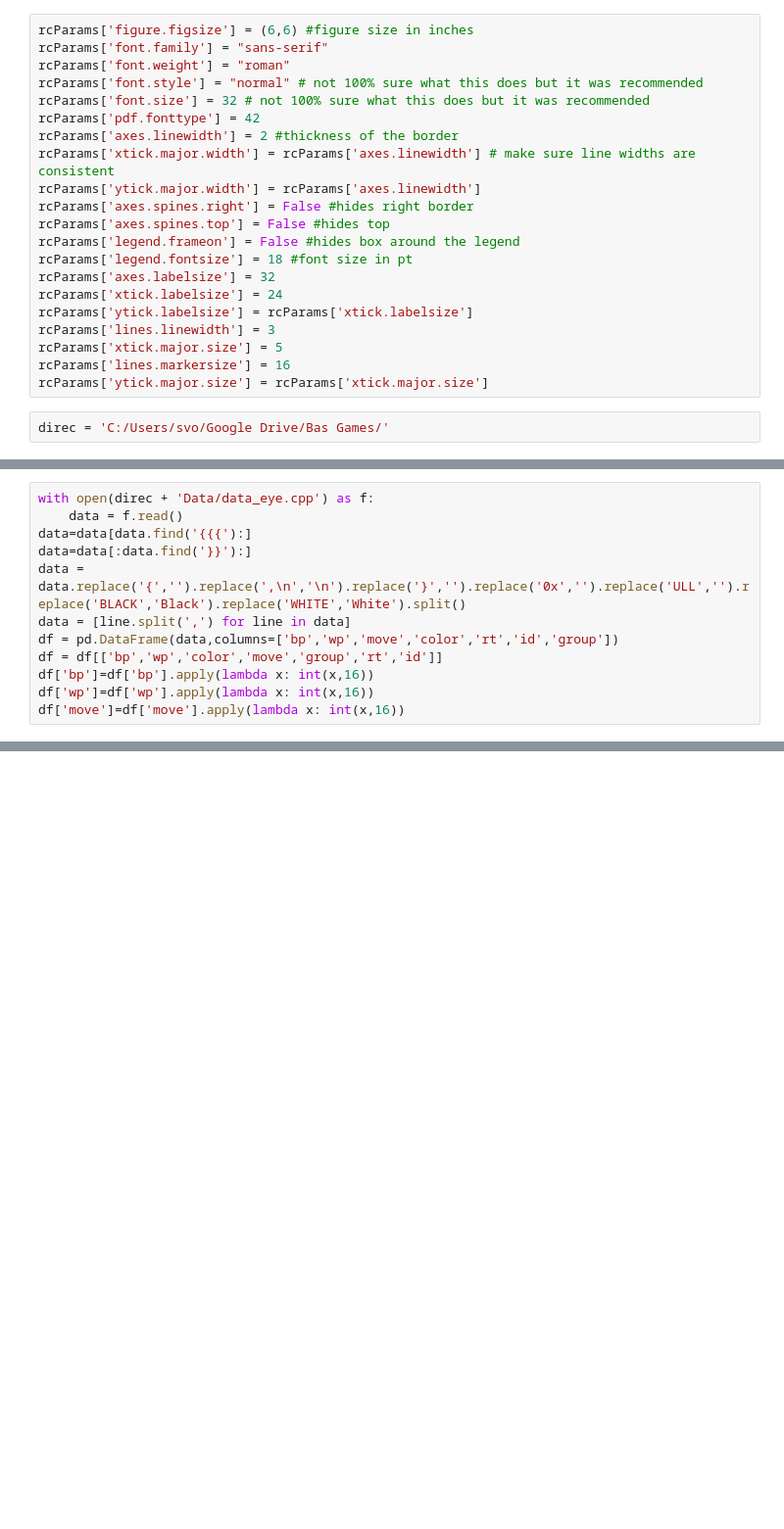
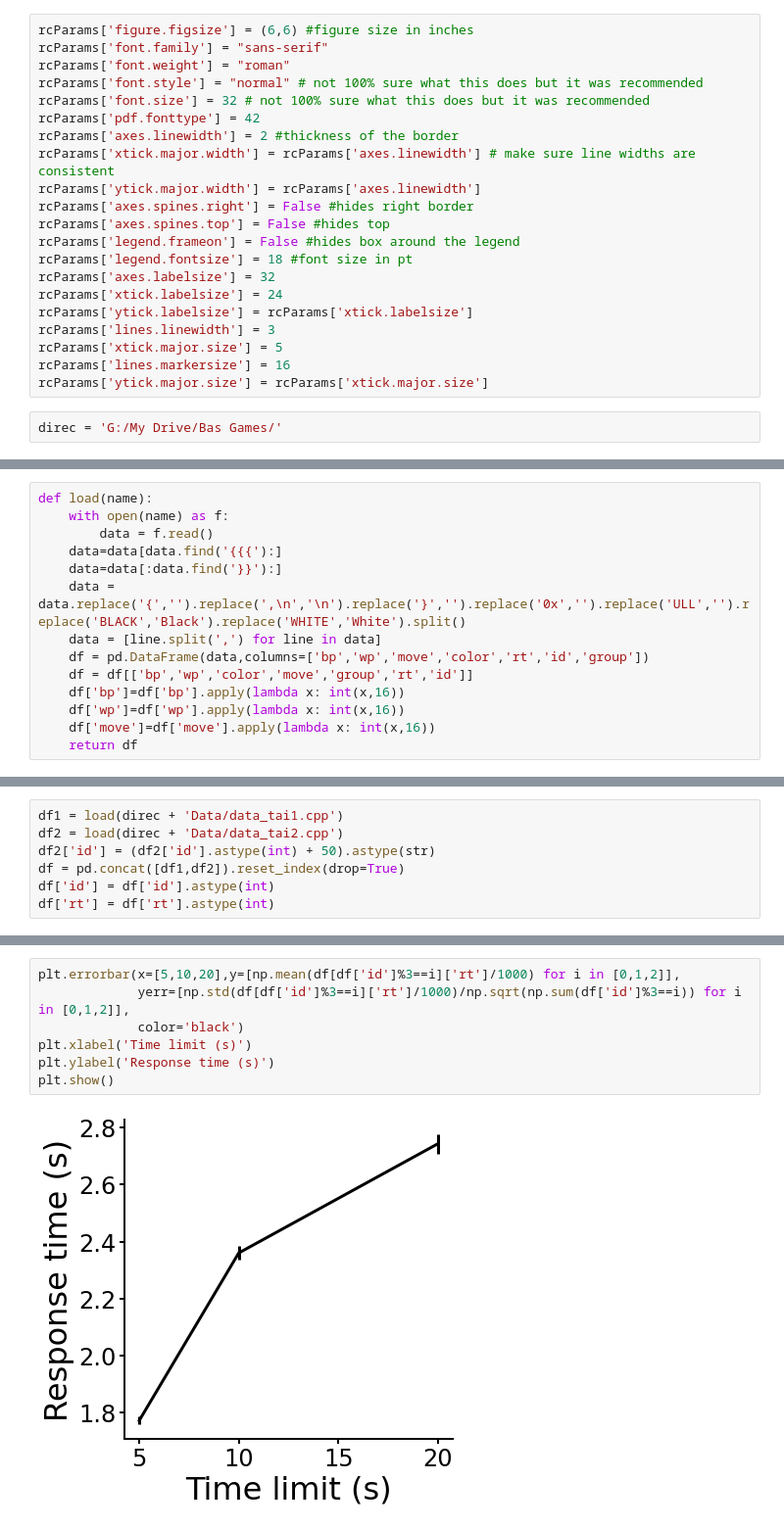
Before and after one commit to basvanopheusden/fourinarow, a Jupyter notebook: Analysis notebooks/new/Convert data.ipynb, the cells around one changed output, grey strips where cells are left out. Shown: that part at 98% size. Drawn from its saved outputs; the diff is of its cells as text; blank space fills up the shorter version.

```diff
--- a/Analysis notebooks/new/Convert data.ipynb
+++ b/Analysis notebooks/new/Convert data.ipynb
@@ -31,4 +34,4 @@ rcParams['xtick.major.size'] = 5
 rcParams['lines.markersize'] = 16
 rcParams['ytick.major.size'] = rcParams['xtick.major.size']
 # %%
-direc = 'C:/Users/svo/Google Drive/Bas Games/'
+direc = 'G:/My Drive/Bas Games/'
@@ -35,12 +64,14 @@ direc = 'C:/Users/svo/Google Drive/Bas Games/'
 # %%
-with open(direc + 'Data/data_eye.cpp') as f:
-    data = f.read()
-data=data[data.find('{{{'):]
-data=data[:data.find('}}'):]
-data = data.replace('{','').replace(',\n','\n').replace('}','').replace('0x','').replace('ULL','').replace('BLACK','Black').replace('WHITE','White').split()
-data = [line.split(',') for line in data]
-df = pd.DataFrame(data,columns=['bp','wp','move','color','rt','id','group'])
-df = df[['bp','wp','color','move','group','rt','id']]
-df['bp']=df['bp'].apply(lambda x: int(x,16))
-df['wp']=df['wp'].apply(lambda x: int(x,16))
-df['move']=df['move'].apply(lambda x: int(x,16))
+def load(name):
+    with open(name) as f:
+        data = f.read()
+    data=data[data.find('{{{'):]
+    data=data[:data.find('}}'):]
+    data = data.replace('{','').replace(',\n','\n').replace('}','').replace('0x','').replace('ULL','').replace('BLACK','Black').replace('WHITE','White').split()
+    data = [line.split(',') for line in data]
+    df = pd.DataFrame(data,columns=['bp','wp','move','color','rt','id','group'])
+    df = df[['bp','wp','color','move','group','rt','id']]
+    df['bp']=df['bp'].apply(lambda x: int(x,16))
+    df['wp']=df['wp'].apply(lambda x: int(x,16))
+    df['move']=df['move'].apply(lambda x: int(x,16))
+    return df
@@ -46,0 +82,7 @@ df['move']=df['move'].apply(lambda x: int(x,16))
+# %%
+df1 = load(direc + 'Data/data_tai1.cpp')
+df2 = load(direc + 'Data/data_tai2.cpp')
+df2['id'] = (df2['id'].astype(int) + 50).astype(str)
+df = pd.concat([df1,df2]).reset_index(drop=True)
+df['id'] = df['id'].astype(int)
+df['rt'] = df['rt'].astype(int)
@@ -46,0 +105,9 @@ df['move']=df['move'].apply(lambda x: int(x,16))
+# %%
+plt.errorbar(x=[5,10,20],y=[np.mean(df[df['id']%3==i]['rt']/1000) for i in [0,1,2]],
+             yerr=[np.std(df[df['id']%3==i]['rt']/1000)/np.sqrt(np.sum(df['id']%3==i)) for i in [0,1,2]],
+             color='black')
+plt.xlabel('Time limit (s)')
+plt.ylabel('Response time (s)')
+plt.show()
+# %% [output]
+[figure, added]
```
Also changed, not shown: parts of 25 cells of this notebook, 10 other files.
